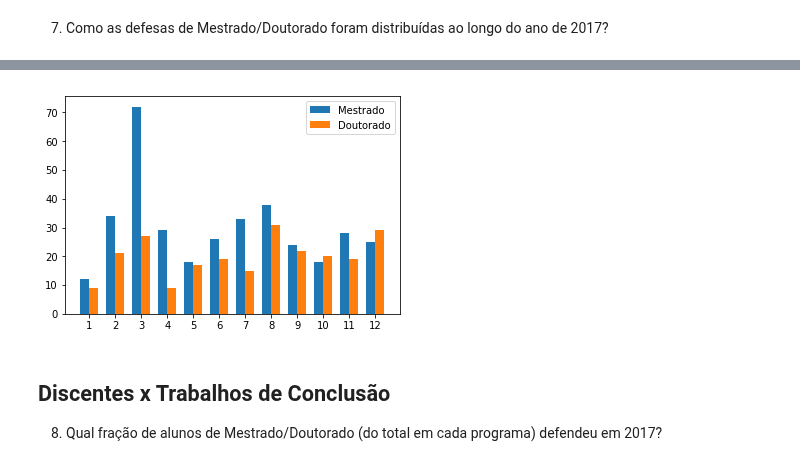
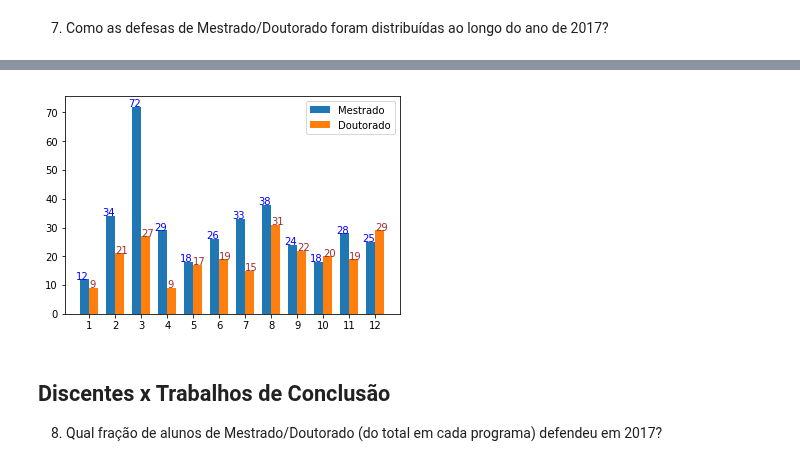
Before and after one commit to Pedalves/DataScience, a Jupyter notebook: CAPES/T1.1 Enunciado - Analise descritiva de dados de PG.ipynb, the cells around one changed output, grey strips where cells are left out. Drawn from its saved outputs; the diff is of its cells as text; code cells hidden in the pictures.

```diff
--- a/CAPES/T1.1 Enunciado - Analise descritiva de dados de PG.ipynb
+++ b/CAPES/T1.1 Enunciado - Analise descritiva de dados de PG.ipynb
@@ -237,12 +255,25 @@ ind = np.arange(len(discentes_pos_df.programa.value_counts().sort_index().keys()
 
 plt1 = ax.barh(ind-width/2, alunos_mestrado, width)
 
-# for i in ind:
-#     ax.annotate(value,(i, discentes_pos_df[discentes_pos_df.nivel=='Mestrado'].programa.value_counts()[i]),
-#                 xytext=(0, 0), textcoords='offset points')
+plt2 = ax.barh(ind+width/2, alunos_doutorado, width)
 
+# Etiquetas Mestrado
+for i, v in enumerate(alunos_mestrado):
+    ax.text( v + 0.5 ,
+            i - 0.2,
+            v,
+            color='blue',
+            fontweight='regular',
+            va='center')
 
-plt2 = ax.barh(ind+width/2, alunos_doutorado, width)
+# Etiquetas Doutorado
+for i, v in enumerate(alunos_doutorado):
+    ax.text( v + 0.5 ,
+            i + 0.2,
+            v,
+            color='brown',
+            fontweight='regular',
+            va='center')
 
 ax.set_yticks(ind)
 ax.set_yticklabels(discentes_pos_df.programa.value_counts().sort_index().keys())
@@ -633,23 +664,41 @@ Name: data_defesa, dtype: int64
 # %%
 fig, ax = plt.subplots()
 
 width = 0.35
 
 ind = np.arange(len(trabalhos_categ_df.data_defesa.groupby(
     trabalhos_categ_df["data_defesa"].dt.month).count().keys()))
 
 plt1 = ax.bar(ind-width/2, trabalhos_mestrado, width)
 
 plt2 = ax.bar(ind+width/2, trabalhos_doutorado, width)
 
+# Etiquetas Mestrado
+for i, v in enumerate(trabalhos_mestrado):
+    ax.text(i-0.5,
+            v + 1,
+            v,
+            color='blue',
+            fontweight='regular',
+            va='center')
+
+# Etiquetas Doutorado
+for i, v in enumerate(trabalhos_doutorado):
+    ax.text(i,
+            v + 1,
+            v,
+            color='brown',
+            fontweight='regular',
+            va='center')
+
 ax.set_xticks(ind)
 ax.set_xticklabels(ind+1)
 
 plt.legend([plt1[0], plt2[0]], ['Mestrado', 'Doutorado'])
 
 plt.show()
 # %% [output]
-[figure, old version]
+[figure, new version]
 # %% [markdown]
 ## Discentes x Trabalhos de Conclusão
 8) Qual fração de alunos de Mestrado/Doutorado (do total em cada programa) defendeu em 2017?
```
Also changed, not shown: parts of 14 cells of this notebook.
